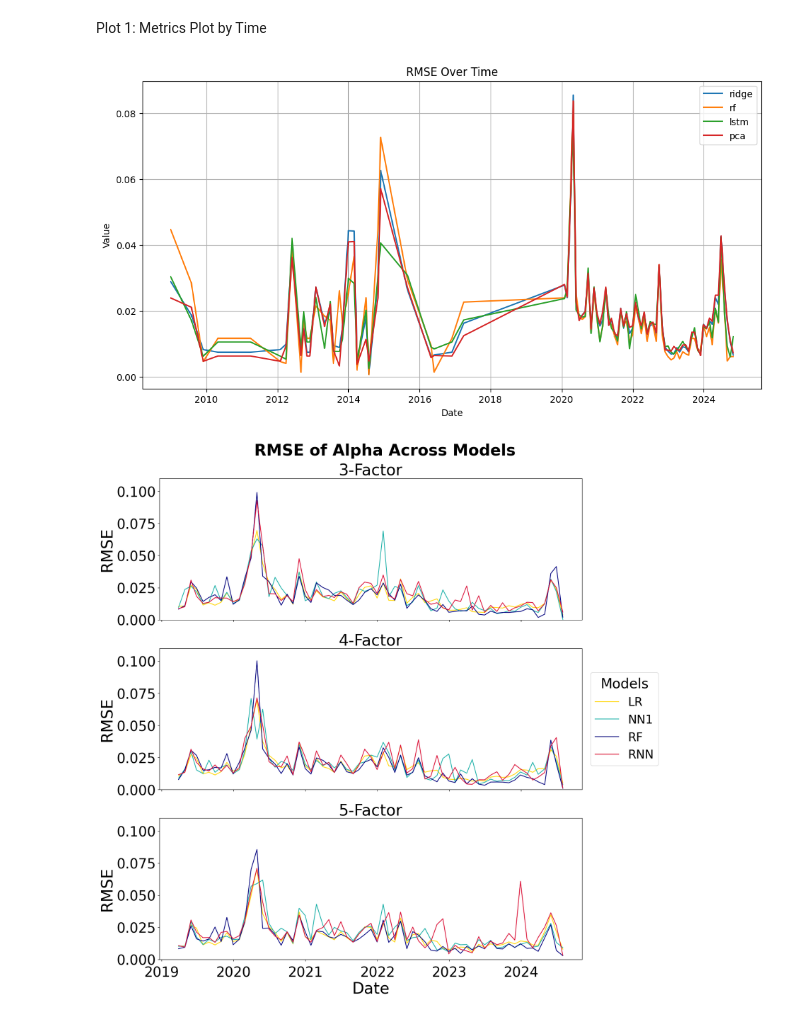
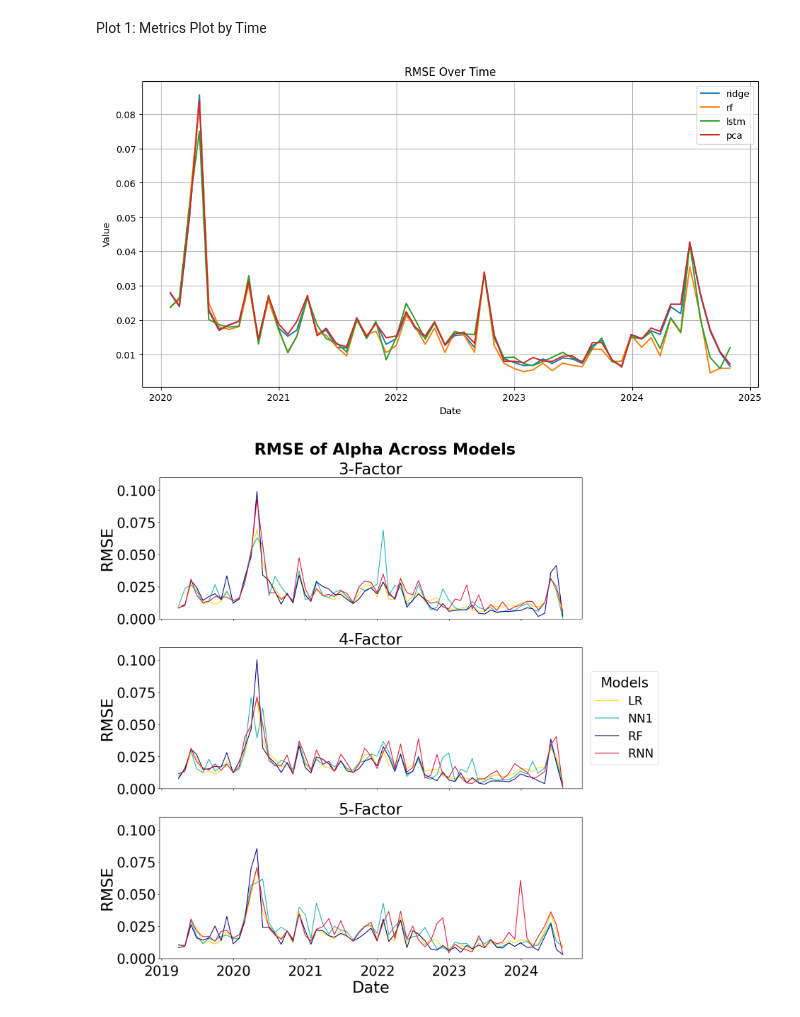
Before and after one commit to willafred/AlphaVision, a Jupyter notebook: alpha_plots.ipynb, the cells around one changed output. Drawn from its saved outputs; the diff is of its cells as text; code cells hidden in the pictures.

```diff
--- a/alpha_plots.ipynb
+++ b/alpha_plots.ipynb
@@ -28,3 +28,7 @@ tuned_results_tech.head()
 | 4 | 0.001706 | 0.001392 | 0.003908 | 0.003418 | 0.003349 |
 # %% [markdown]
 Adding Dates To The Results Dataframe
+# %%
+# df_new = df[["crsp_fundno", "date", 'rolling_alpha_5f']]
+df_new = df.copy().iloc[int(len(df) * 0.7):]
+df_new
@@ -33,12 +51,11 @@ Adding Dates To The Results Dataframe
 
 rolling_alphas = ["rolling_alpha_5f"]
 results = [tuned_results]
-all_results = {}
+all_results_healthcare = {}
 
 for i in range(0, len(rolling_alphas)):
-    factor = rolling_alphas[i][-2:]
 
-    dataset = df[["crsp_fundno", "date", rolling_alphas[i]]]
+    dataset = df_new[["crsp_fundno", "date", 'rolling_alpha_5f']]
     merged_df = pd.merge(results[i], dataset, how="left", on=rolling_alphas[i])
     # merged_df = merged_df.rename(columns={'naive': f'naive_{factor}'})
 
@@ -47,8 +64,11 @@ for i in range(0, len(rolling_alphas)):
     feature_cols = [col for col in merged_df_no_id.columns if col not in [rolling_alphas[i]]]
 
     # Using a dictionary to store the df for different factor models
-    all_results[rolling_alphas[i]] = merged_df_no_id
-all_results = all_results['rolling_alpha_5f']
+    all_results_healthcare[rolling_alphas[i]] = merged_df_no_id
+all_results_healthcare = all_results_healthcare['rolling_alpha_5f']
+# %%
+all_results_healthcare_clean = all_results_healthcare[all_results_healthcare.index.notna()]
+# all_results_healthcare_clean.sort_index()
 # %%
 rolling_alphas = ["rolling_alpha_5f"]
 results = [tuned_results_tech]
@@ -141,7 +144,8 @@ all_metrics_results = {metric: {} for metric in ["MASE", "MAE", "R2", "MSE", "RM
 
 models = ['ridge', 'rf', 'lstm', 'pca']
 
-rmse = metrics_generator(all_results, metric = "RMSE", outcome_var="rolling_alpha_5f", relevant_cols = models)
+rmse_healthcare = metrics_generator(all_results_healthcare_clean, metric = "RMSE", outcome_var="rolling_alpha_5f", relevant_cols = models)
+rmse_tech = metrics_generator(all_results_tech, metric = "RMSE", outcome_var="rolling_alpha_5f", relevant_cols = models)
 # r2 = metrics_generator(all_results, metric = "R2", outcome_var="rolling_alpha_5f", relevant_cols = models)
-mse = metrics_generator(all_results, metric = "MSE", outcome_var="rolling_alpha_5f", relevant_cols = models)
-mae = metrics_generator(all_results, metric = "MAE", outcome_var="rolling_alpha_5f", relevant_cols = models)
+# mse = metrics_generator(all_results, metric = "MSE", outcome_var="rolling_alpha_5f", relevant_cols = models)
+# mae = metrics_generator(all_results, metric = "MAE", outcome_var="rolling_alpha_5f", relevant_cols = models)
@@ -169,25 +156,25 @@ Plot 1: Metrics Plot by Time
 # %%
 # Single Plot
 import pandas as pd
 import matplotlib.pyplot as plt
 
 # Load your data (assuming it's already in a DataFrame named df)
-rmse.index = pd.to_datetime(rmse.index)  # Ensure index is datetime
+rmse_healthcare.index = pd.to_datetime(rmse_healthcare.index)  # Ensure index is datetime
 
 # Plot all models
 plt.figure(figsize=(12, 6))
-for column in rmse.columns:
-    plt.plot(rmse.index, rmse[column], label=column)
+for column in rmse_healthcare.columns:
+    plt.plot(rmse_healthcare.index, rmse_healthcare[column], label=column)
 
 # Formatting
 plt.xlabel("Date")
 plt.ylabel("Value")
 plt.title("RMSE Over Time")
 plt.legend()
 plt.grid(True)
 plt.show()
 # %% [output]
-[figure, old version]
+[figure, new version]
 # %%
 overall_plotter(all_metrics_results,'RMSE')
 # %% [output]
```
Also changed, not shown: parts of 10 cells of this notebook.
